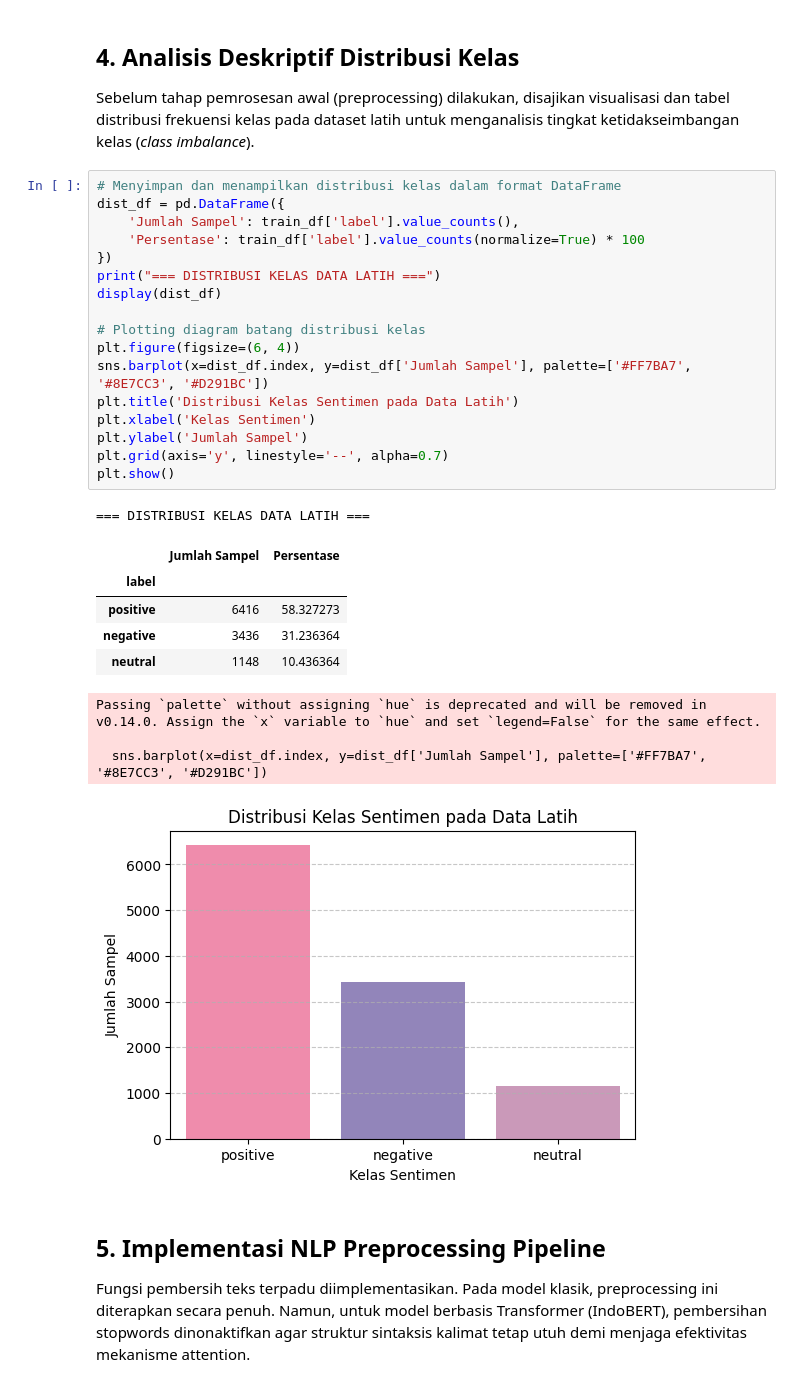
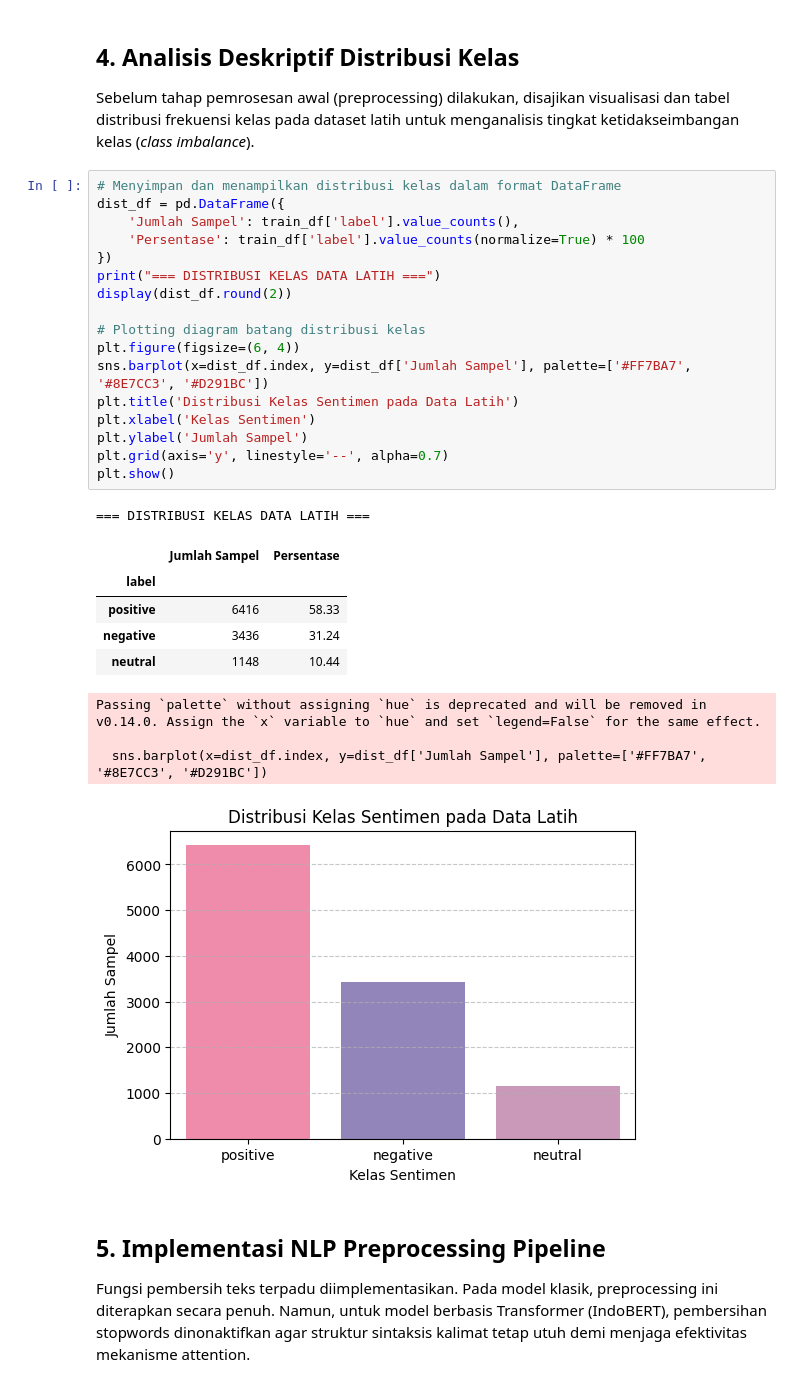
Before and after one commit to ummulfarihah/nlp_experimen_lab, a Jupyter notebook: nlp_experiments.ipynb, the cells around one changed output. Cells and saved outputs as stored; diff of their text form.

```diff
--- a/nlp_experiments.ipynb
+++ b/nlp_experiments.ipynb
@@ -108,27 +109,27 @@ Sebelum tahap pemrosesan awal (preprocessing) dilakukan, disajikan visualisasi d
 # %%
 # Menyimpan dan menampilkan distribusi kelas dalam format DataFrame
 dist_df = pd.DataFrame({
     'Jumlah Sampel': train_df['label'].value_counts(),
     'Persentase': train_df['label'].value_counts(normalize=True) * 100
 })
 print("=== DISTRIBUSI KELAS DATA LATIH ===")
-display(dist_df)
+display(dist_df.round(2))
 
 # Plotting diagram batang distribusi kelas
 plt.figure(figsize=(6, 4))
 sns.barplot(x=dist_df.index, y=dist_df['Jumlah Sampel'], palette=['#FF7BA7', '#8E7CC3', '#D291BC'])
 plt.title('Distribusi Kelas Sentimen pada Data Latih')
 plt.xlabel('Kelas Sentimen')
 plt.ylabel('Jumlah Sampel')
 plt.grid(axis='y', linestyle='--', alpha=0.7)
 plt.show()
 # %% [output]
 === DISTRIBUSI KELAS DATA LATIH ===
 |  | Jumlah Sampel | Persentase |
 | label |  |  |
-| positive | 6416 | 58.327273 |
-| negative | 3436 | 31.236364 |
-| neutral | 1148 | 10.436364 |
+| positive | 6416 | 58.33 |
+| negative | 3436 | 31.24 |
+| neutral | 1148 | 10.44 |
 Passing `palette` without assigning `hue` is deprecated and will be removed in v0.14.0. Assign the `x` variable to `hue` and set `legend=False` for the same effect.
 
   sns.barplot(x=dist_df.index, y=dist_df['Jumlah Sampel'], palette=['#FF7BA7', '#8E7CC3', '#D291BC'])
```
Also changed, not shown: parts of 7 cells of this notebook.
